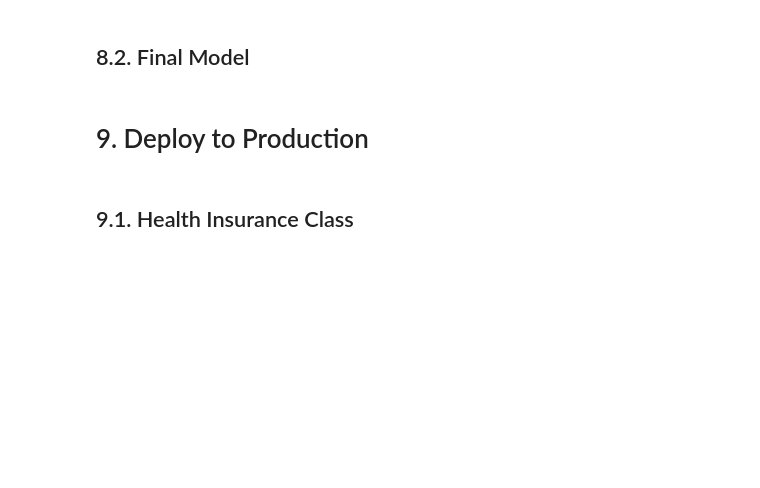
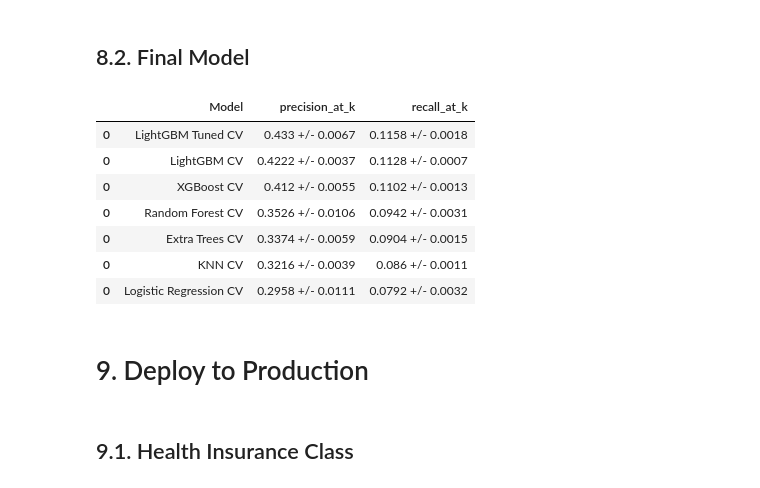
Before and after one commit to m4theus4ndr4de/classification-health-insurance-cross-sell, a Jupyter notebook: notebooks/model-development.ipynb, the cells around one changed output. Saved outputs shown, nothing was run; the diff lists cells and outputs as text; code cells hidden in the pictures; blank space fills up the shorter version.

```diff
--- a/notebooks/model-development.ipynb
+++ b/notebooks/model-development.ipynb
@@ -978,3 +967,49 @@ xgb_result_tuned
+# %%
+# Iteration 1: {'n_estimators': 2000, 'learning_rate': 0.003, 'num_leaves': 100, 'max_depth': 60, 'min_child_samples': 300,
+#               'min_child_weight': 10, 'subsample': 0.75, 'colsample_bytree': 0.5, 'reg_alpha': 50, 'reg_lambda': 5}
+
+
+
+param_tuned = {'n_estimators': 2000,
+               'learning_rate': 0.003,
+               'num_leaves': 100,
+               'max_depth': 60,
+               'min_child_samples': 300,
+               'min_child_weight': 10,
+               'subsample': 0.75,
+               'colsample_bytree': 0.5,
+               'reg_alpha': 50,
+               'reg_lambda': 5}
+# %%
+# model -  can use tree_method ='gpu_hist' to run on gpu
+lgbm_tuned = LGBMClassifier(random_state=42,
+                            n_jobs=-1,
+                            n_estimators=param_tuned['n_estimators'],
+                            learning_rate=param_tuned['learning_rate'],
+                            num_leaves=param_tuned['num_leaves'],
+                            max_depth=param_tuned['max_depth'],
+                            min_child_samples=param_tuned['min_child_samples'],
+                            min_child_weight=param_tuned['min_child_weight'],
+                            subsample=param_tuned['subsample'],
+                            colsample_bytree=param_tuned['colsample_bytree'],
+                            reg_alpha=param_tuned['reg_alpha'],
+                            reg_lambda=param_tuned['reg_lambda'])
+
+# train
+lgbm_tuned.fit(x_train, y_train)
+
+# performance
+models_performance_cv = cross_validation(models_performance_cv, 5 , 'LightGBM Tuned CV', lgbm_tuned, x_train, y_train)
+models_performance_cv.sort_values('precision_at_k', ascending=False)
+# %% [output]
+|  | Model | precision_at_k | recall_at_k |
+| 0 | LightGBM Tuned CV | 0.433 +/- 0.0067 | 0.1158 +/- 0.0018 |
+| 0 | LightGBM CV | 0.4222 +/- 0.0037 | 0.1128 +/- 0.0007 |
+| 0 | XGBoost CV | 0.412 +/- 0.0055 | 0.1102 +/- 0.0013 |
+| 0 | Random Forest CV | 0.3526 +/- 0.0106 | 0.0942 +/- 0.0031 |
+| 0 | Extra Trees CV | 0.3374 +/- 0.0059 | 0.0904 +/- 0.0015 |
+| 0 | KNN CV | 0.3216 +/- 0.0039 | 0.086 +/- 0.0011 |
+| 0 | Logistic Regression CV | 0.2958 +/- 0.0111 | 0.0792 +/- 0.0032 |
 # %% [markdown]
 # 9. Deploy to Production
 # %%
```
Also changed, not shown: parts of 40 cells of this notebook, 6 other files.
